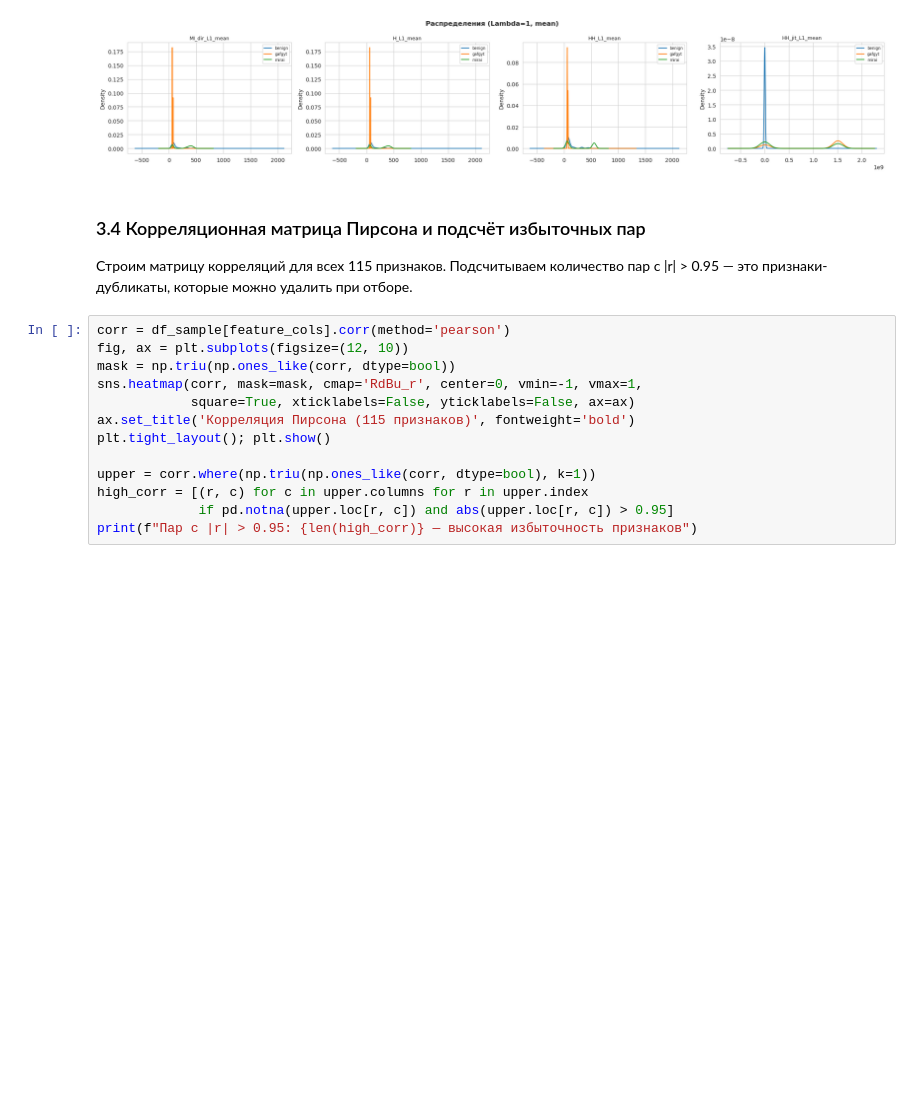
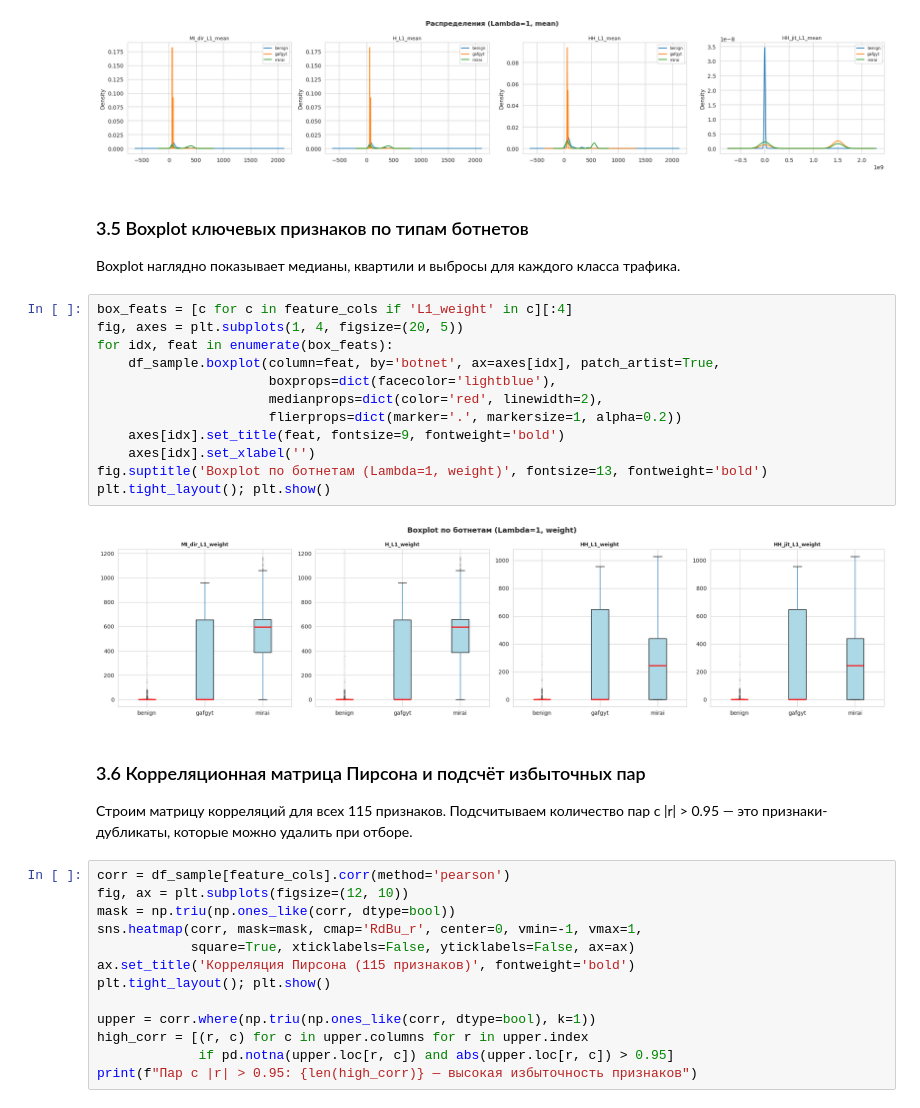
Before and after one commit to Vector513/BigData-LETI, a Jupyter notebook: botnet-attacks/benign_analysis.ipynb, the cells around one changed output. Drawn from its saved outputs; the diff is of its cells as text; blank space fills up the shorter version.

Commit message:
feat: add dataset description, boxplot, algorithm selection and hypotheses

```diff
--- a/botnet-attacks/benign_analysis.ipynb
+++ b/botnet-attacks/benign_analysis.ipynb
@@ -145,8 +180,26 @@ fig.suptitle('Распределения (Lambda=1, mean)', fontweight='bold')
 plt.tight_layout(); plt.show()
 # %% [output]
 [figure]
+# %% [markdown]
+### 3.5 Boxplot ключевых признаков по типам ботнетов
+
+Boxplot наглядно показывает медианы, квартили и выбросы для каждого класса трафика.
+# %%
+box_feats = [c for c in feature_cols if 'L1_weight' in c][:4]
+fig, axes = plt.subplots(1, 4, figsize=(20, 5))
+for idx, feat in enumerate(box_feats):
+    df_sample.boxplot(column=feat, by='botnet', ax=axes[idx], patch_artist=True,
+                      boxprops=dict(facecolor='lightblue'),
+                      medianprops=dict(color='red', linewidth=2),
+                      flierprops=dict(marker='.', markersize=1, alpha=0.2))
+    axes[idx].set_title(feat, fontsize=9, fontweight='bold')
+    axes[idx].set_xlabel('')
+fig.suptitle('Boxplot по ботнетам (Lambda=1, weight)', fontsize=13, fontweight='bold')
+plt.tight_layout(); plt.show()
+# %% [output]
+[figure, added]
 # %% [markdown]
-### 3.4 Корреляционная матрица Пирсона и подсчёт избыточных пар
+### 3.6 Корреляционная матрица Пирсона и подсчёт избыточных пар
 
 Строим матрицу корреляций для всех 115 признаков. Подсчитываем количество пар с |r| > 0.95 — это признаки-дубликаты, которые можно удалить при отборе.
 # %%
```
Also changed, not shown: parts of 12 cells of this notebook.
